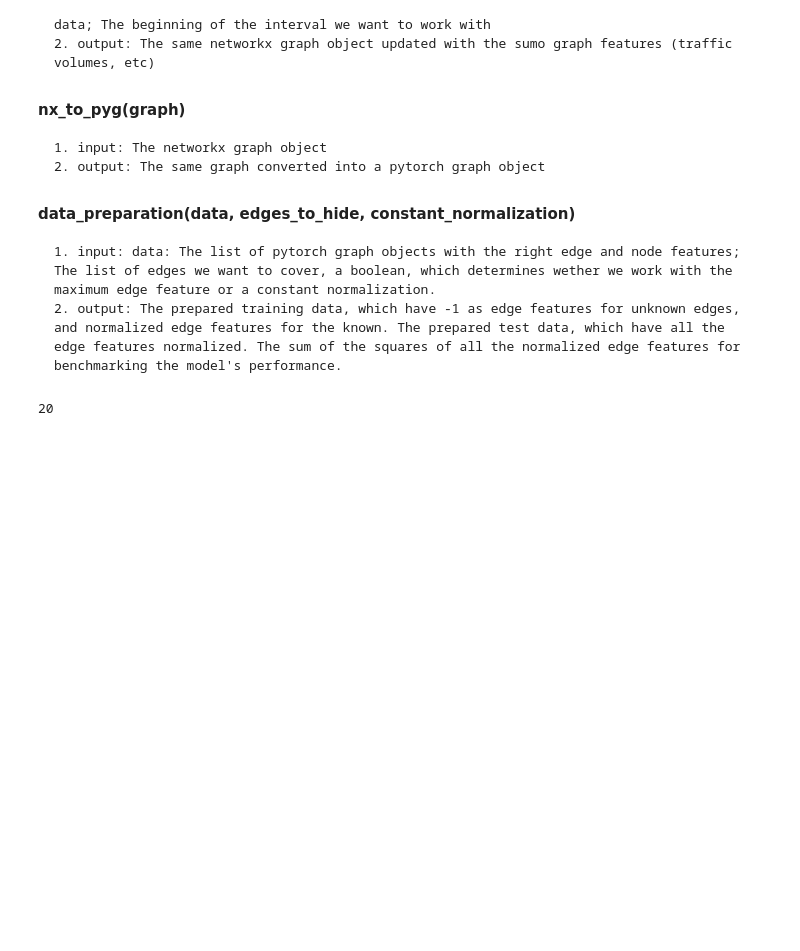
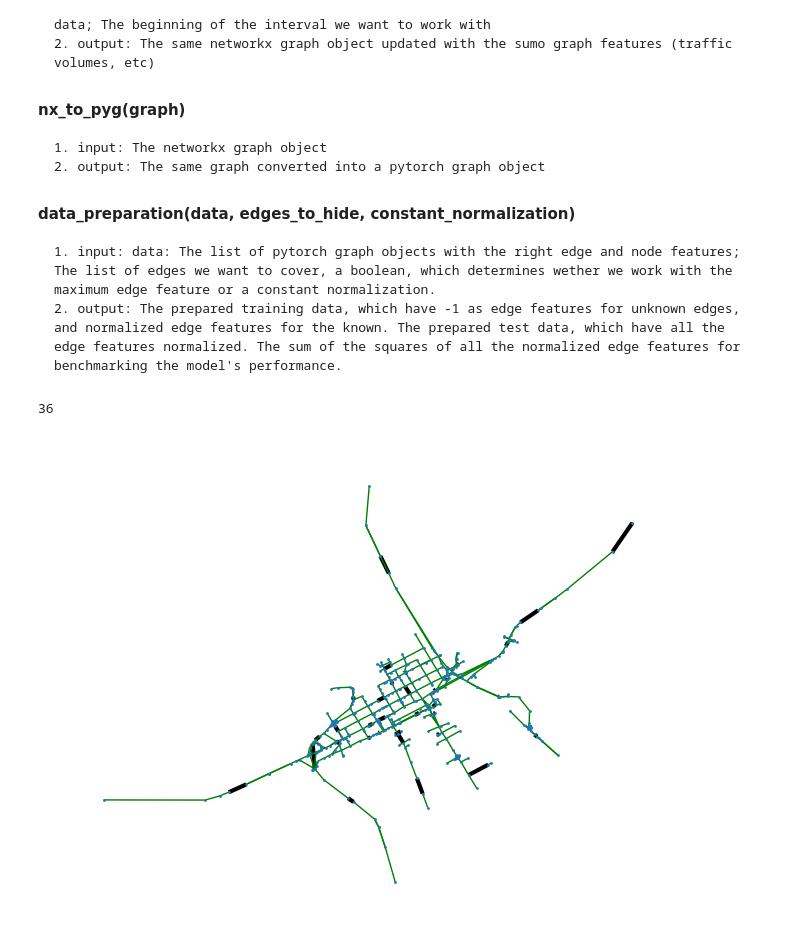
Before and after one commit to Nemesaaa/Projectlab, a Jupyter notebook: Codes/Data_handling.ipynb, the cells around one changed output. Saved outputs shown, nothing was run; the diff lists cells and outputs as text; code cells hidden in the pictures; blank space fills up the shorter version.

```diff
--- a/Codes/Data_handling.ipynb
+++ b/Codes/Data_handling.ipynb
@@ -66,7 +66,7 @@ def read_sumo_net2(filename):
             edge_id = lane.getEdge().getID()
             starting_node_id = net.getEdge(edge_id).getFromNode().getID()
             ending_node_id = net.getEdge(edge_id).getToNode().getID()
-            G.add_edge(starting_node_id, ending_node_id, edge_id = edge_id, average_travelling_time = average_travelling_time, center_leader = False, center_number = -1)
+            G.add_edge(starting_node_id, ending_node_id, edge_id = edge_id, average_travelling_time = average_travelling_time, center_leader = False, center_number = -1, in_district = False)
     return G
 # %%
 def get_k_neighbour_edges_of_edge(graph, edge, k):
@@ -89,9 +89,51 @@ def get_k_neighbour_edges_of_edge(graph, edge, k):
             if neighbor in reachable_nodes:
                 reachable_edges.add(tuple(sorted((node, neighbor))))
     return reachable_edges
+# %%
+def create_districts(graph, edges_to_select, k: int, lower_bound: float):
+    set_of_edges = set(graph.edges)
+    i = 0
+    while len(set_of_edges) != 0 and i<500:
+        edge = random.choice(tuple(set_of_edges))
+        set_of_edge_neighbors = get_k_neighbour_edges_of_edge(graph, edge, k)
+        u, v = edge
+        set_of_edge_neighbors.add(edge)
+        intersection = set_of_edge_neighbors.intersection(set_of_edges)
+        if float(len(intersection)/len(set_of_edge_neighbors)) >= lower_bound:
+            graph[u][v]['center_leader'] = True
+            graph[u][v]['center_number'] = i
+            graph[u][v]['in_district'] = True
+            for neighbor_edge in set_of_edge_neighbors:
+                if neighbor_edge in set_of_edges:
+                    u, v = neighbor_edge
+                    graph[u][v]['center_number'] = i
+                    graph[u][v]['in_district'] = True
+            i += 1
+        else:
+            little_step_set_of_edge_neighbors = get_k_neighbour_edges_of_edge(graph, edge, 1)
+            attributes = set()
+            for helper_edge in little_step_set_of_edge_neighbors:
+                x, y = helper_edge
+                attributes.add(graph[x][y]['center_number'])
+            if len(attributes) == 0:
+                little_step_set_of_edge_neighbors = get_k_neighbour_edges_of_edge(graph, edge, 2)
+                for helper_edge in little_step_set_of_edge_neighbors:
+                    x, y = helper_edge
+                    attributes.add(graph[x][y]['center_number'])
+            graph[u][v]['center_number'] = random.choice(tuple(attributes))
+            graph[u][v]['in_district'] = True
+        set_of_edges = set_of_edges - set_of_edge_neighbors
+    return i
 # %%
 G1 = read_sumo_net2('../Data/s_gyor.net.xml') # type: ignore
 edge = ('1182626900', '2917038141')
-len(get_k_neighbour_edges_of_edge(G1, edge, 3))
+u, v = edge
+set_of_edges = set(G1.edges)
+#get_k_neighbour_edges_of_edge(G1, edge, 1)
+results = []
+print(create_districts(G1, 0, 3, 0.3))
+plot_graph_data_debug(G1)
+#plt.hist(results, bins = 10)
 # %% [output]
-20
+36
+[figure, added]
```
Also changed, not shown: parts of 2 cells of this notebook.
